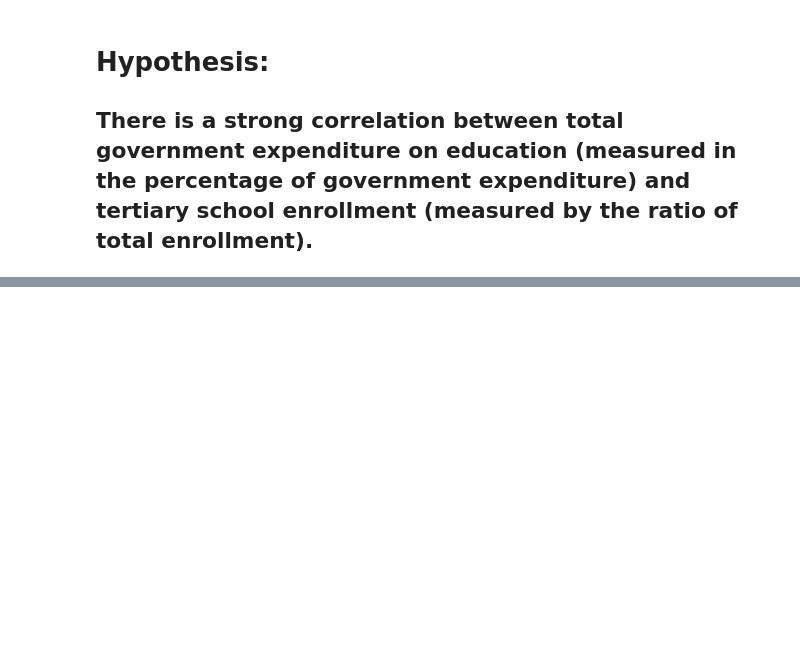
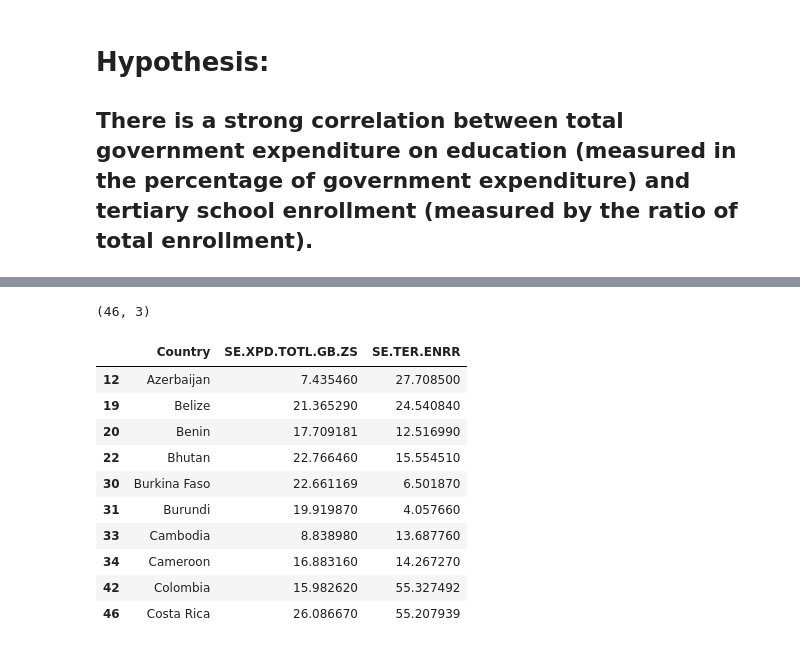
Before and after one commit to jorbea/comp110-21s-workspace, a Jupyter notebook: projects/pj02/analysis.ipynb, the cells around one changed output, grey strips where cells are left out. Saved outputs shown, nothing was run; the diff lists cells and outputs as text; code cells hidden in the pictures; blank space fills up the shorter version.

```diff
--- a/projects/pj02/analysis.ipynb
+++ b/projects/pj02/analysis.ipynb
@@ -27,0 +55,17 @@ databank
+# %%
+filter_databank = select_databank[select_databank[EDUCATION_SPENDING].notna() & select_databank[TERTIARY_SCHOOL_ENROLLMENT].notna()]
+print(filter_databank.shape)
+filter_databank.head(10)
+# %% [output]
+(46, 3)
+|  | Country | SE.XPD.TOTL.GB.ZS | SE.TER.ENRR |
+| 12 | Azerbaijan | 7.435460 | 27.708500 |
+| 19 | Belize | 21.365290 | 24.540840 |
+| 20 | Benin | 17.709181 | 12.516990 |
+| 22 | Bhutan | 22.766460 | 15.554510 |
+| 30 | Burkina Faso | 22.661169 | 6.501870 |
+| 31 | Burundi | 19.919870 | 4.057660 |
+| 33 | Cambodia | 8.838980 | 13.687760 |
+| 34 | Cameroon | 16.883160 | 14.267270 |
+| 42 | Colombia | 15.982620 | 55.327492 |
+| 46 | Costa Rica | 26.086670 | 55.207939 |
```
Also changed, not shown: parts of 18 cells of this notebook.
